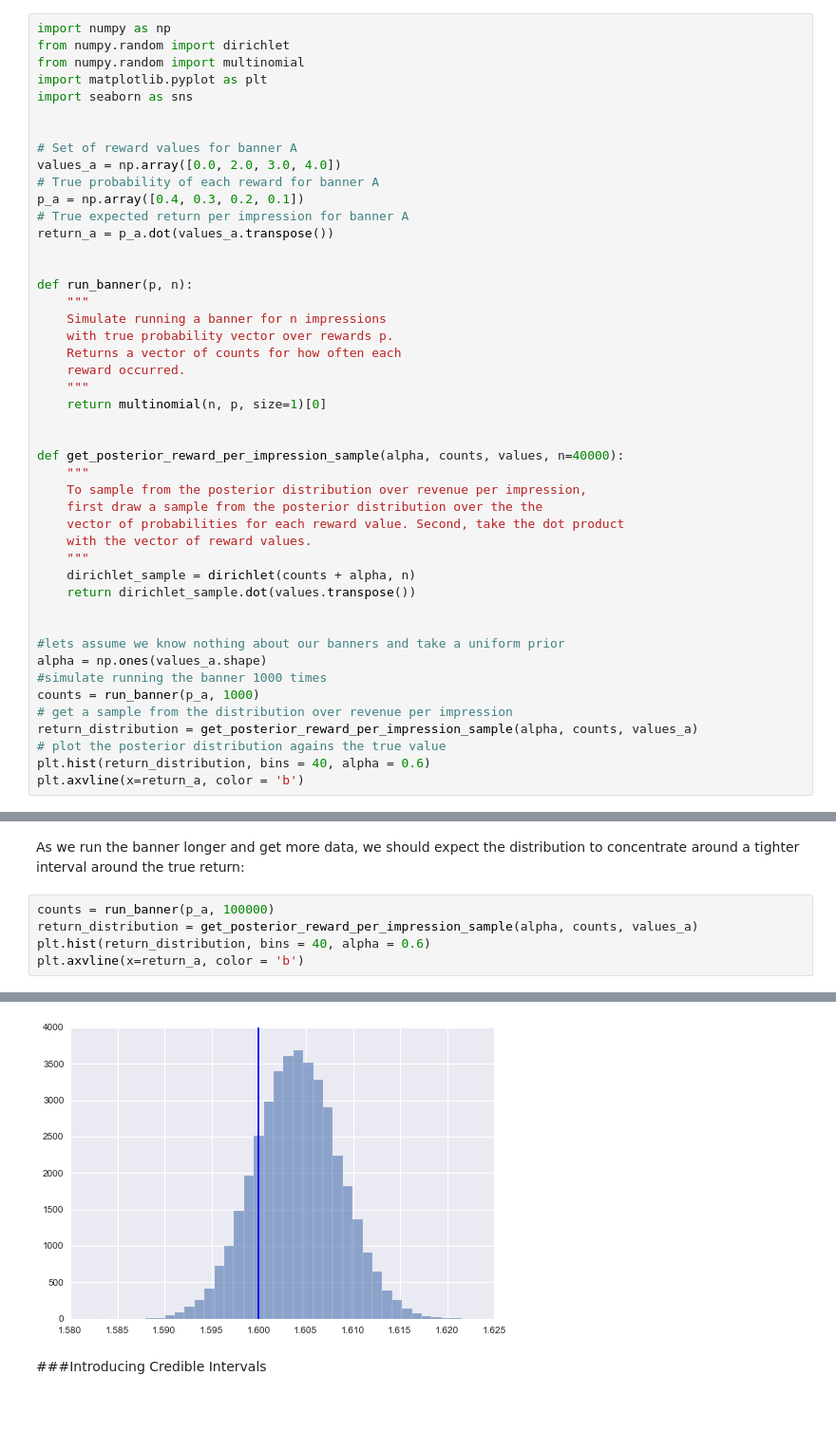
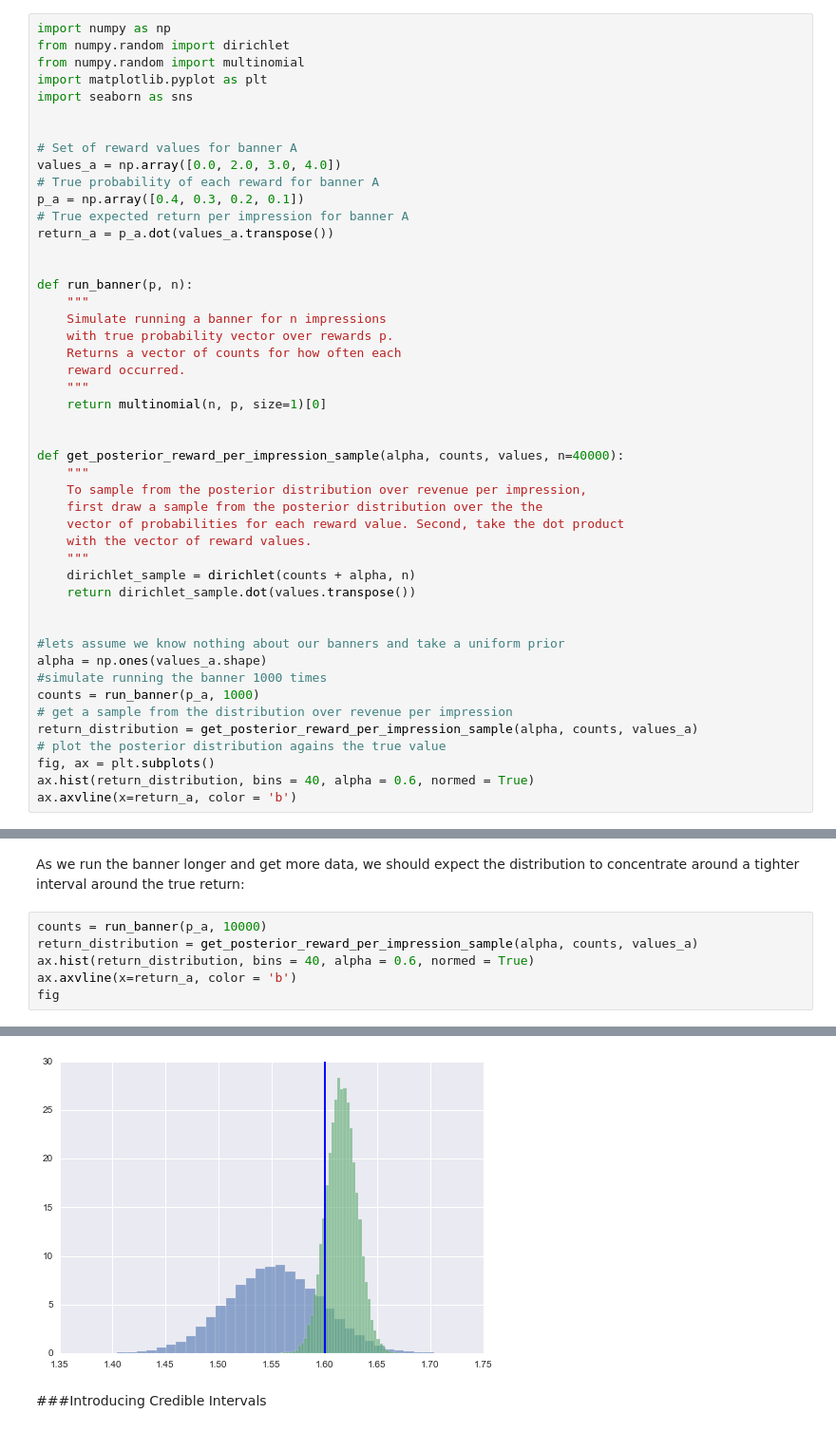
Before and after one commit to ewulczyn/ewulczyn.github.io, a Jupyter notebook: ipython/AB Testing with Multinomial Data.ipynb, the cells around one changed output, grey strips where cells are left out. Shown at 95% size. Saved outputs shown, nothing was run; the diff lists cells and outputs as text.

Commit message:
fixed plot

```diff
--- a/ipython/AB Testing with Multinomial Data.ipynb
+++ b/ipython/AB Testing with Multinomial Data.ipynb
@@ -97,7 +97,8 @@ counts = run_banner(p_a, 1000)
 # get a sample from the distribution over revenue per impression
 return_distribution = get_posterior_reward_per_impression_sample(alpha, counts, values_a)
 # plot the posterior distribution agains the true value
-plt.hist(return_distribution, bins = 40, alpha = 0.6)
-plt.axvline(x=return_a, color = 'b')
+fig, ax = plt.subplots()
+ax.hist(return_distribution, bins = 40, alpha = 0.6, normed = True)
+ax.axvline(x=return_a, color = 'b')
 # %% [output]
 <matplotlib.lines.Line2D at 0x...>
@@ -105,8 +106,9 @@ plt.axvline(x=return_a, color = 'b')
 # %% [markdown]
 As we run the banner longer and get more data, we should expect the distribution to concentrate around a tighter interval  around the true return:
 # %%
-counts = run_banner(p_a, 100000)
+counts = run_banner(p_a, 10000)
 return_distribution = get_posterior_reward_per_impression_sample(alpha, counts, values_a)
-plt.hist(return_distribution, bins = 40, alpha = 0.6)
-plt.axvline(x=return_a, color = 'b')
+ax.hist(return_distribution, bins = 40, alpha = 0.6, normed = True)
+ax.axvline(x=return_a, color = 'b')
+fig
 # %% [output]
@@ -114,4 +115,4 @@ plt.axvline(x=return_a, color = 'b')
-[figure, old version]
+[figure, new version]
 # %% [markdown]
 ###Introducing Credible Intervals
 # %% [markdown]
```
Also changed, not shown: parts of 2 cells of this notebook, 1 other file.
